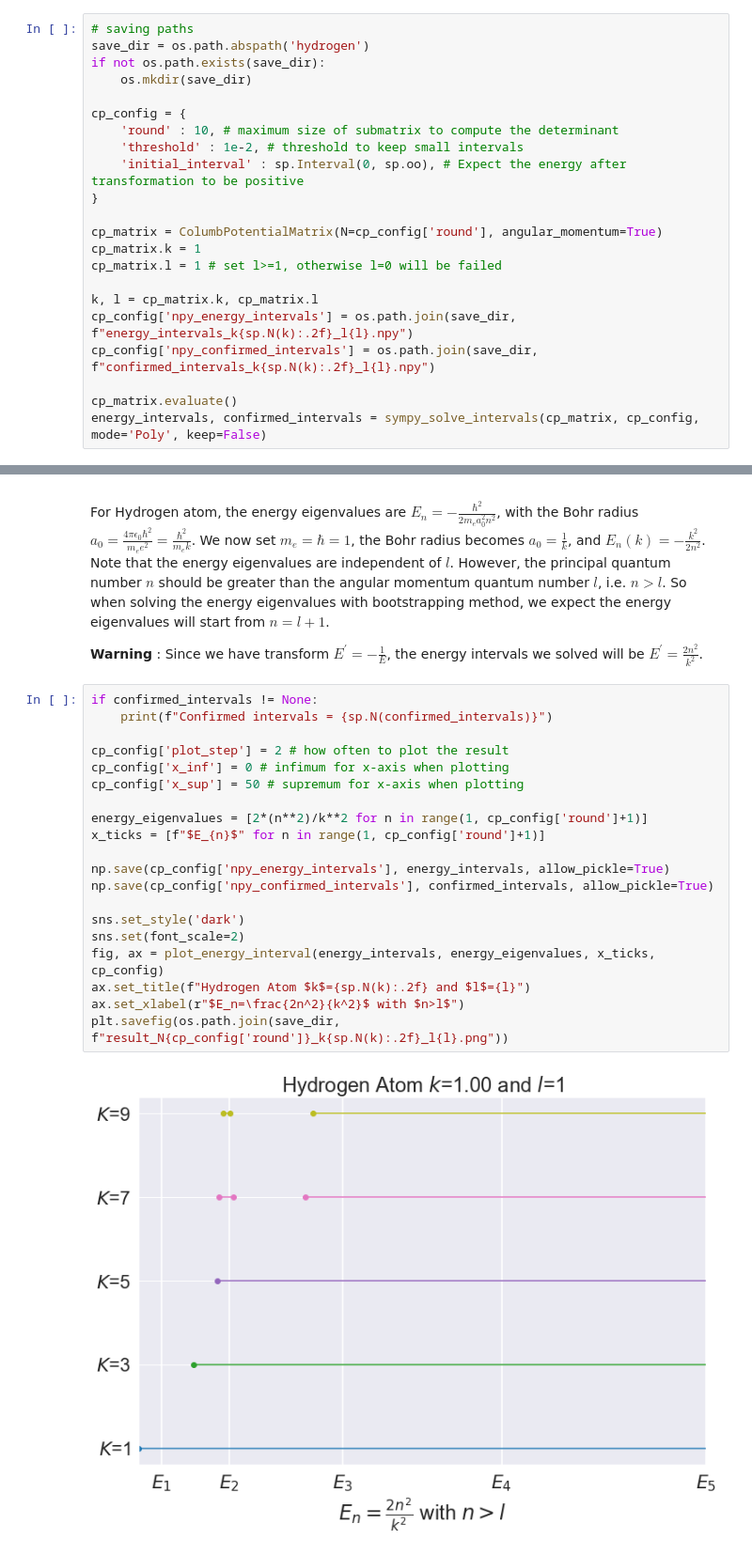
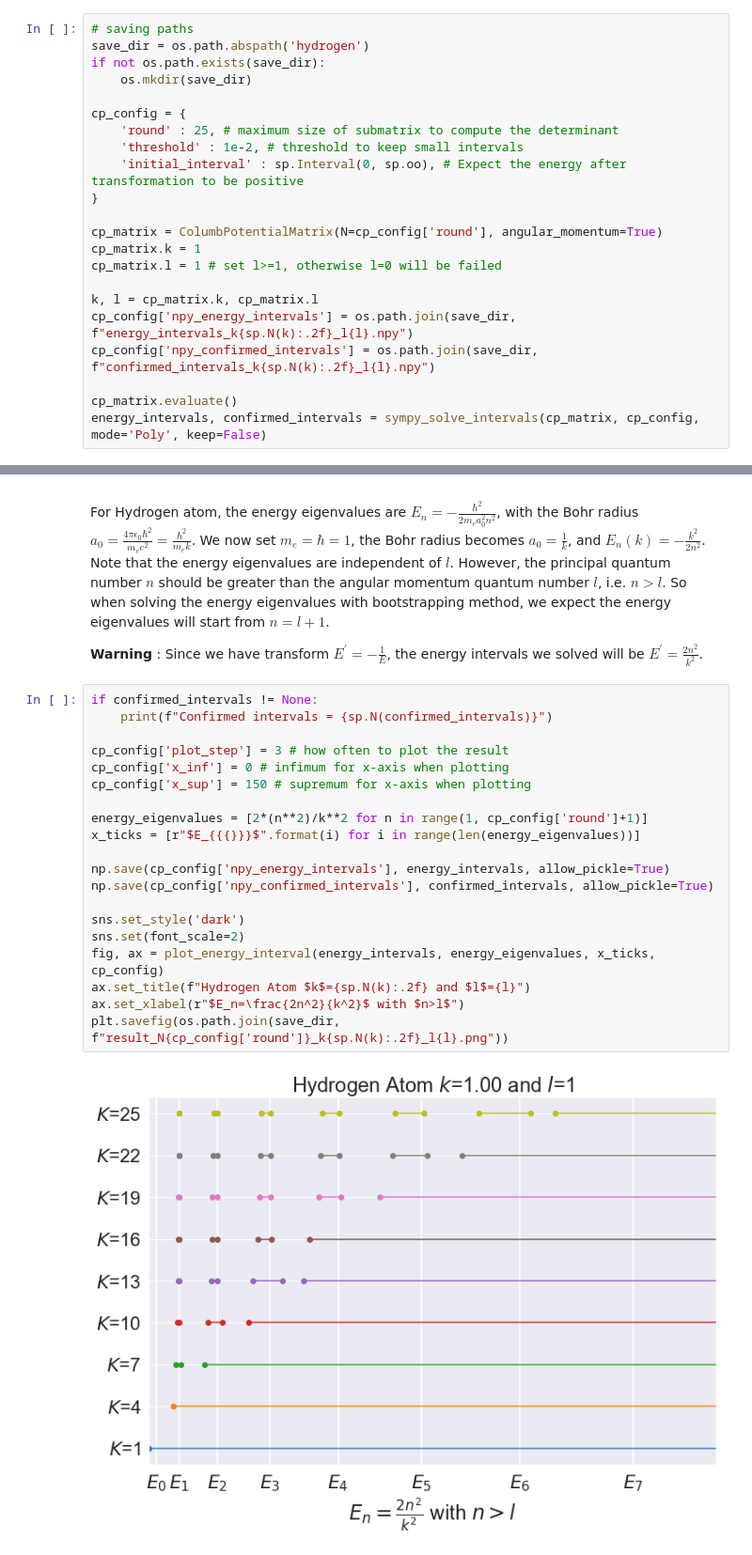
Before and after one commit to maplexgitx0302/NTU-Bootstrapping_QM, a Jupyter notebook: hydrogen_sympy.ipynb, the cells around one changed output, grey strips where cells are left out. Shown at 94% size. Cells and saved outputs as stored; diff of their text form.

```diff
--- a/hydrogen_sympy.ipynb
+++ b/hydrogen_sympy.ipynb
@@ -123,7 +123,7 @@ if not os.path.exists(save_dir):
     os.mkdir(save_dir)
 
 cp_config = {
-    'round' : 10, # maximum size of submatrix to compute the determinant
+    'round' : 25, # maximum size of submatrix to compute the determinant
     'threshold' : 1e-2, # threshold to keep small intervals
     'initial_interval' : sp.Interval(0, sp.oo), # Expect the energy after transformation to be positive
 }
@@ -165,22 +149,22 @@ For Hydrogen atom, the energy eigenvalues are $E_n=-\frac{\hbar^2}{2m_ea_0^2n^2}
 # %%
 if confirmed_intervals != None:
     print(f"Confirmed intervals = {sp.N(confirmed_intervals)}")
 
-cp_config['plot_step'] = 2 # how often to plot the result
+cp_config['plot_step'] = 3 # how often to plot the result
 cp_config['x_inf'] = 0 # infimum for x-axis when plotting
-cp_config['x_sup'] = 50 # supremum for x-axis when plotting
+cp_config['x_sup'] = 150 # supremum for x-axis when plotting
 
 energy_eigenvalues = [2*(n**2)/k**2 for n in range(1, cp_config['round']+1)]
-x_ticks = [f"$E_{n}$" for n in range(1, cp_config['round']+1)]
+x_ticks = [r"$E_{{{}}}$".format(i) for i in range(len(energy_eigenvalues))]
 
 np.save(cp_config['npy_energy_intervals'], energy_intervals, allow_pickle=True)
 np.save(cp_config['npy_confirmed_intervals'], confirmed_intervals, allow_pickle=True)
 
 sns.set_style('dark')
 sns.set(font_scale=2)
 fig, ax = plot_energy_interval(energy_intervals, energy_eigenvalues, x_ticks, cp_config)
 ax.set_title(f"Hydrogen Atom $k$={sp.N(k):.2f} and $l$={l}")
 ax.set_xlabel(r"$E_n=\frac{2n^2}{k^2}$ with $n>l$")
 plt.savefig(os.path.join(save_dir, f"result_N{cp_config['round']}_k{sp.N(k):.2f}_l{l}.png"))
 # %% [output]
-[figure, old version]
+[figure, new version]
```
Also changed, not shown: parts of 1 cell of this notebook, 2 other files.
